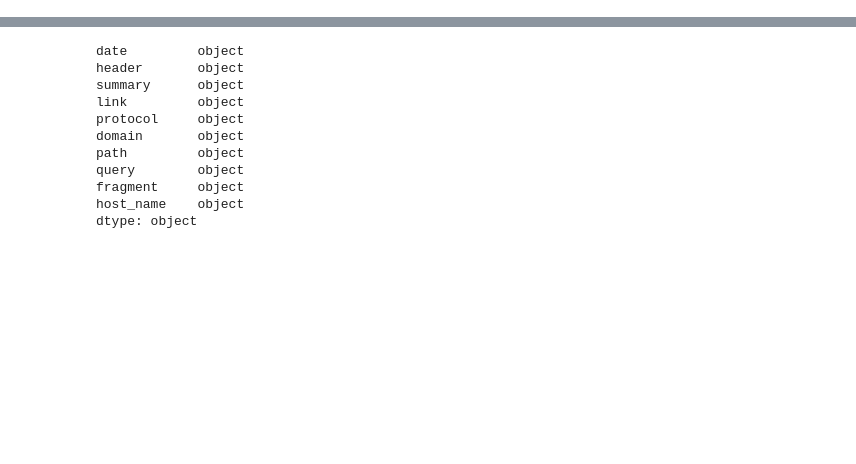
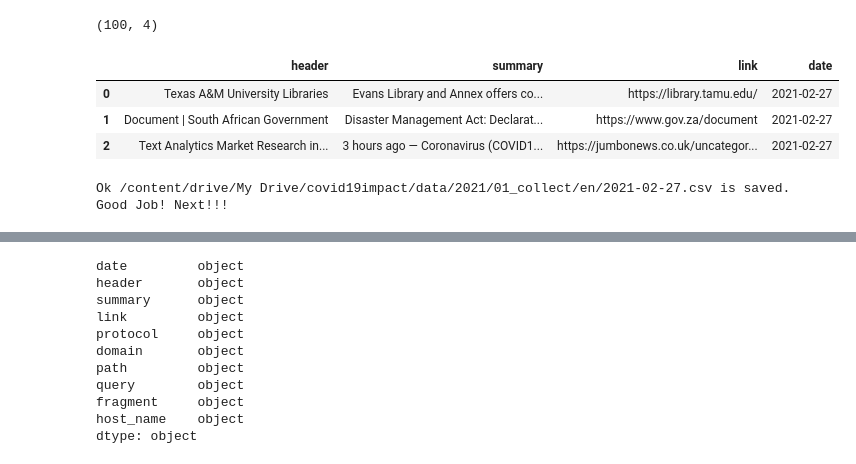
Before and after one commit to centeno/covid-impact-se, a Jupyter notebook: scraper.ipynb, the cells around one changed output, grey strips where cells are left out. Cells and saved outputs as stored; diff of their text form; code cells hidden in the pictures; blank space fills up the shorter version.

```diff
--- a/scraper.ipynb
+++ b/scraper.ipynb
@@ -172,3 +310,16 @@ dataset
+# %%
+print(df.shape);
+df.head(3)
+# %% [output]
+(100, 4)
+|  | header | summary | link | date |
+| 0 | Texas A&M University Libraries | Evans Library and Annex offers co... | https://library.tamu.edu/ | 2021-02-27 |
+| 1 | Document | South African Government | Disaster Management Act: Declarat... | https://www.gov.za/document | 2021-02-27 |
+| 2 | Text Analytics Market Research in... | 3 hours ago — Coronavirus (COVID1... | https://jumbonews.co.uk/uncategor... | 2021-02-27 |
 # %%
-fileName = dataset + '.csv'
+fileName = '/content/drive/My Drive/covid19impact/data/2021/01_collect/en/' + dataset + '.csv'
 df.to_csv(fileName, sep=';', encoding='UTF-8')
+
+print("Ok " + fileName + " is saved. Good Job! Next!!!")
+# %% [output]
+Ok /content/drive/My Drive/covid19impact/data/2021/01_collect/en/2021-02-27.csv is saved. Good Job! Next!!!
```
Also changed, not shown: parts of 82 cells of this notebook.
